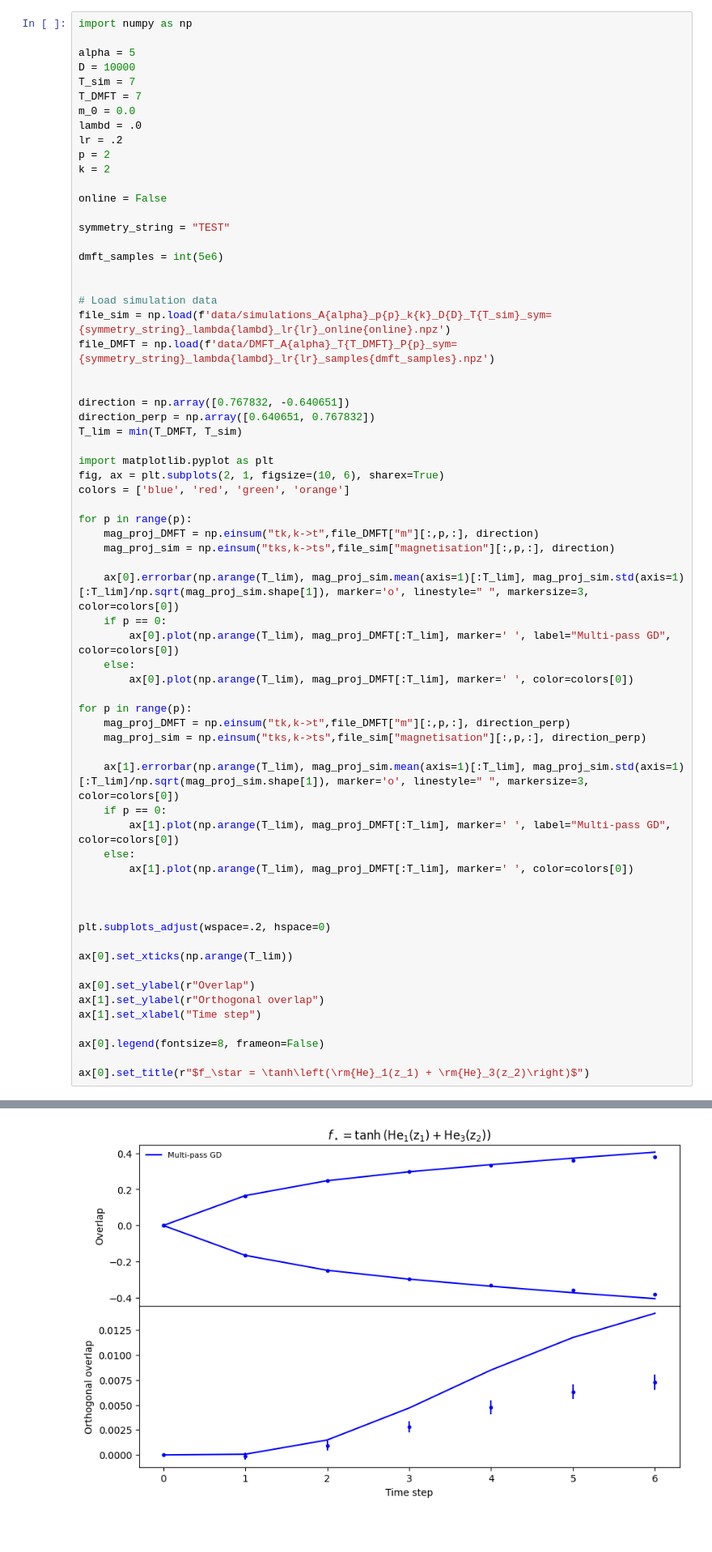
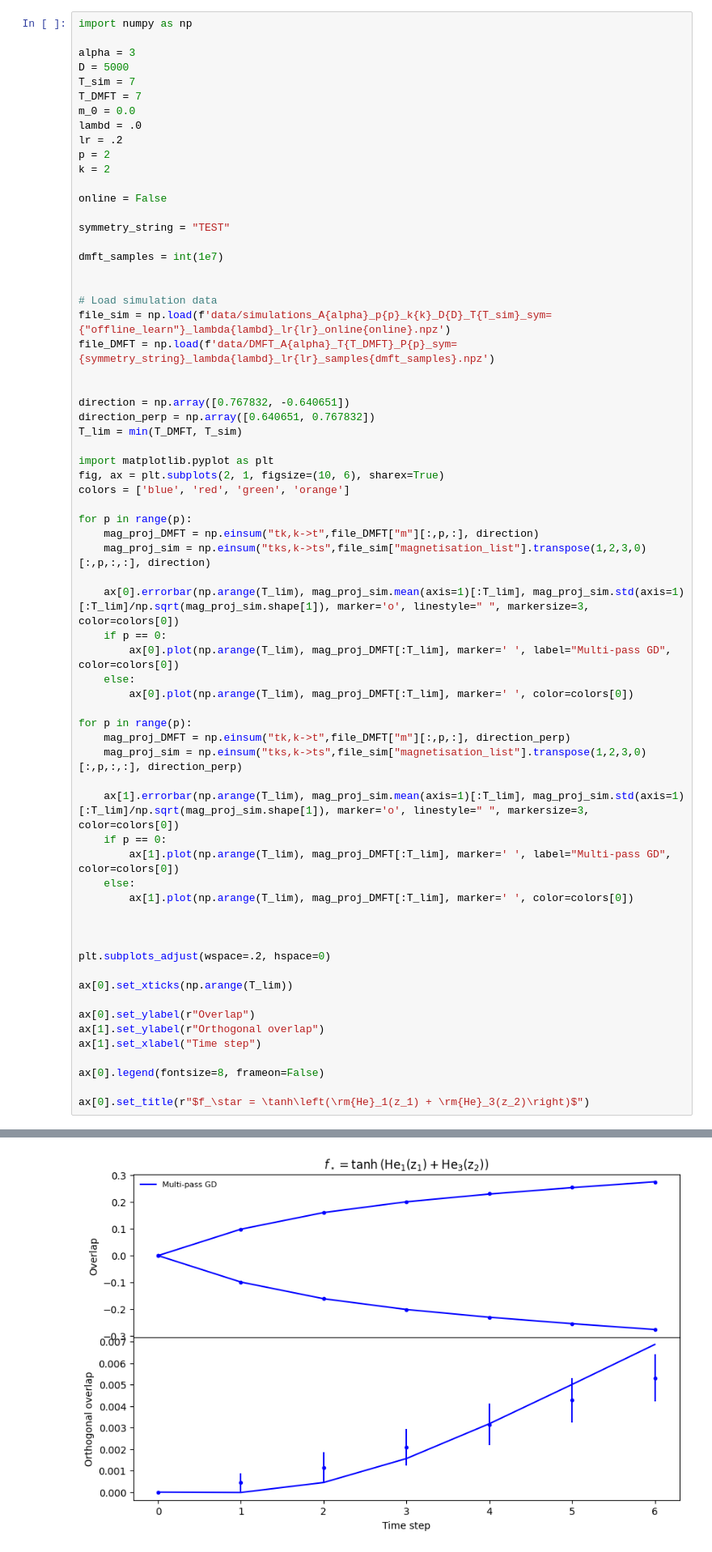
Before and after one commit to IdePHICS/benefit-reusing-batch, a Jupyter notebook: result.ipynb, the cells around one changed output, grey strips where cells are left out. Shown at 81% size. Saved outputs shown, nothing was run; the diff lists cells and outputs as text; blank space fills up the shorter version.

Commit message:
Added working simulations

```diff
--- a/result.ipynb
+++ b/result.ipynb
@@ -1,8 +1,8 @@
 # %%
 import numpy as np
 
-alpha = 5
-D = 10000
+alpha = 3
+D = 5000
 T_sim = 7
 T_DMFT = 7
 m_0 = 0.0
@@ -15,11 +15,11 @@ online = False
 
 symmetry_string = "TEST"
 
-dmft_samples = int(5e6)
+dmft_samples = int(1e7)
 
 
 # Load simulation data
-file_sim = np.load(f'data/simulations_A{alpha}_p{p}_k{k}_D{D}_T{T_sim}_sym={symmetry_string}_lambda{lambd}_lr{lr}_online{online}.npz')
+file_sim = np.load(f'data/simulations_A{alpha}_p{p}_k{k}_D{D}_T{T_sim}_sym={"offline_learn"}_lambda{lambd}_lr{lr}_online{online}.npz')
 file_DMFT = np.load(f'data/DMFT_A{alpha}_T{T_DMFT}_P{p}_sym={symmetry_string}_lambda{lambd}_lr{lr}_samples{dmft_samples}.npz')
 
 
@@ -33,37 +33,37 @@ colors = ['blue', 'red', 'green', 'orange']
 
 for p in range(p):
     mag_proj_DMFT = np.einsum("tk,k->t",file_DMFT["m"][:,p,:], direction)
-    mag_proj_sim = np.einsum("tks,k->ts",file_sim["magnetisation"][:,p,:], direction)
+    mag_proj_sim = np.einsum("tks,k->ts",file_sim["magnetisation_list"].transpose(1,2,3,0)[:,p,:,:], direction)
 
     ax[0].errorbar(np.arange(T_lim), mag_proj_sim.mean(axis=1)[:T_lim], mag_proj_sim.std(axis=1)[:T_lim]/np.sqrt(mag_proj_sim.shape[1]), marker='o', linestyle=" ", markersize=3, color=colors[0])
     if p == 0:
         ax[0].plot(np.arange(T_lim), mag_proj_DMFT[:T_lim], marker=' ', label="Multi-pass GD", color=colors[0])
     else:
         ax[0].plot(np.arange(T_lim), mag_proj_DMFT[:T_lim], marker=' ', color=colors[0])
 
 for p in range(p):
     mag_proj_DMFT = np.einsum("tk,k->t",file_DMFT["m"][:,p,:], direction_perp)
-    mag_proj_sim = np.einsum("tks,k->ts",file_sim["magnetisation"][:,p,:], direction_perp)
+    mag_proj_sim = np.einsum("tks,k->ts",file_sim["magnetisation_list"].transpose(1,2,3,0)[:,p,:,:], direction_perp)
 
     ax[1].errorbar(np.arange(T_lim), mag_proj_sim.mean(axis=1)[:T_lim], mag_proj_sim.std(axis=1)[:T_lim]/np.sqrt(mag_proj_sim.shape[1]), marker='o', linestyle=" ", markersize=3, color=colors[0])
     if p == 0:
         ax[1].plot(np.arange(T_lim), mag_proj_DMFT[:T_lim], marker=' ', label="Multi-pass GD", color=colors[0])
     else:
         ax[1].plot(np.arange(T_lim), mag_proj_DMFT[:T_lim], marker=' ', color=colors[0])
 
 
 
 plt.subplots_adjust(wspace=.2, hspace=0)
 
 ax[0].set_xticks(np.arange(T_lim))
 
 ax[0].set_ylabel(r"Overlap")
 ax[1].set_ylabel(r"Orthogonal overlap")
 ax[1].set_xlabel("Time step")
 
 ax[0].legend(fontsize=8, frameon=False)
 
 ax[0].set_title(r"$f_\star = \tanh\left(\rm{He}_1(z_1) + \rm{He}_3(z_2)\right)$")
 # %% [output]
 Text(0.5, 1.0, '$f_\\star = \\tanh\\left(\\rm{He}_1(z_1) + \\rm{He}_3(z_2)\\right)$')
-[figure, old version]
+[figure, new version]
```
Also changed, not shown: 4 other files.
